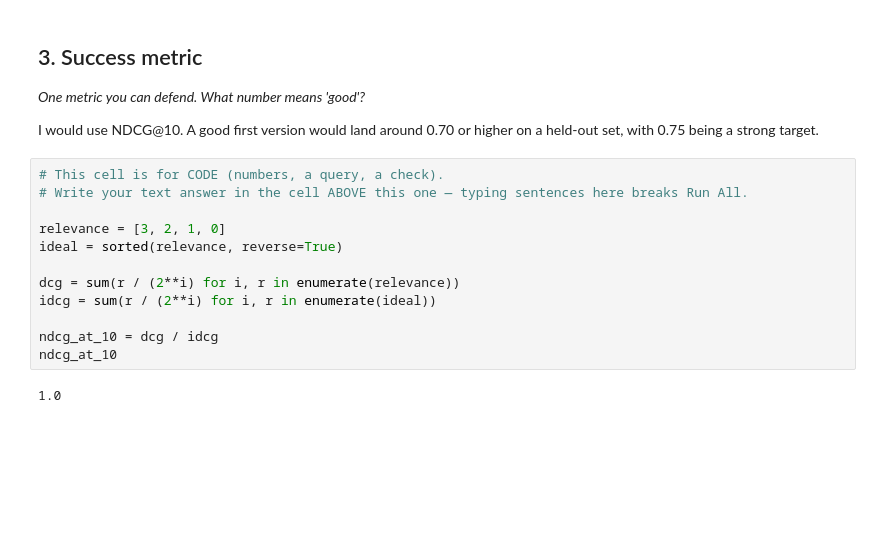
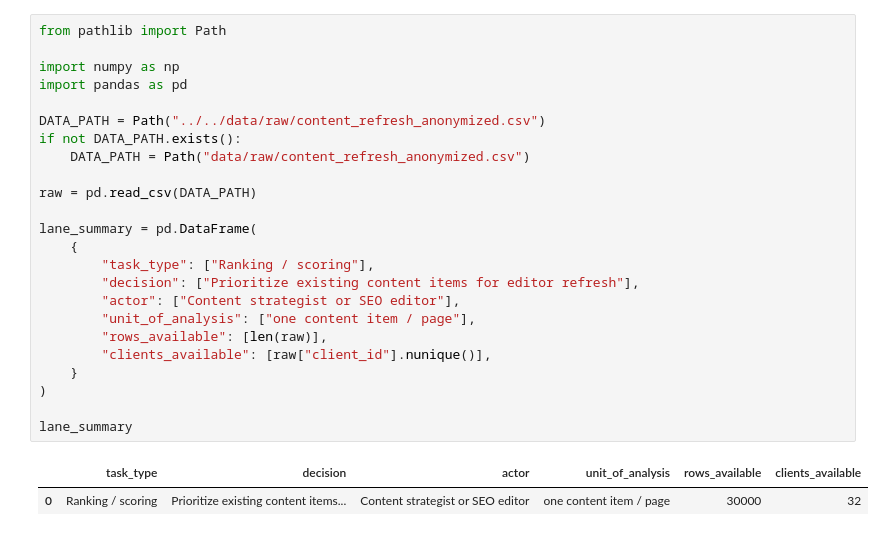
Before and after one commit to smartanilmali234-art/flyrank-ml-internship, a Jupyter notebook: work/notebooks/w02_ml_task_framing.ipynb, the cells around one changed output. Drawn from its saved outputs; the diff is of its cells as text; blank space fills up the shorter version.

```diff
--- a/work/notebooks/w02_ml_task_framing.ipynb
+++ b/work/notebooks/w02_ml_task_framing.ipynb
@@ -53,20 +17,27 @@ label_frame
-# %% [markdown]
-## 3. Success metric
-
-*One metric you can defend. What number means 'good'?*
-
-I would use NDCG@10. A good first version would land around 0.70 or higher on a held-out set, with 0.75 being a strong target.
-# %%
-# This cell is for CODE (numbers, a query, a check).
-# Write your text answer in the cell ABOVE this one — typing sentences here breaks Run All.
-
-relevance = [3, 2, 1, 0]
-ideal = sorted(relevance, reverse=True)
-
-dcg = sum(r / (2**i) for i, r in enumerate(relevance))
-idcg = sum(r / (2**i) for i, r in enumerate(ideal))
-
-ndcg_at_10 = dcg / idcg
-ndcg_at_10
-# %% [output]
-1.0
+# %%
+from pathlib import Path
+
+import numpy as np
+import pandas as pd
+
+DATA_PATH = Path("../../data/raw/content_refresh_anonymized.csv")
+if not DATA_PATH.exists():
+    DATA_PATH = Path("data/raw/content_refresh_anonymized.csv")
+
+raw = pd.read_csv(DATA_PATH)
+
+lane_summary = pd.DataFrame(
+    {
+        "task_type": ["Ranking / scoring"],
+        "decision": ["Prioritize existing content items for editor refresh"],
+        "actor": ["Content strategist or SEO editor"],
+        "unit_of_analysis": ["one content item / page"],
+        "rows_available": [len(raw)],
+        "clients_available": [raw["client_id"].nunique()],
+    }
+)
+
+lane_summary
+# %% [output]
+|  | task_type | decision | actor | unit_of_analysis | rows_available | clients_available |
+| 0 | Ranking / scoring | Prioritize existing content items... | Content strategist or SEO editor | one content item / page | 30000 | 32 |
```
Also changed, not shown: parts of 19 cells of this notebook.
